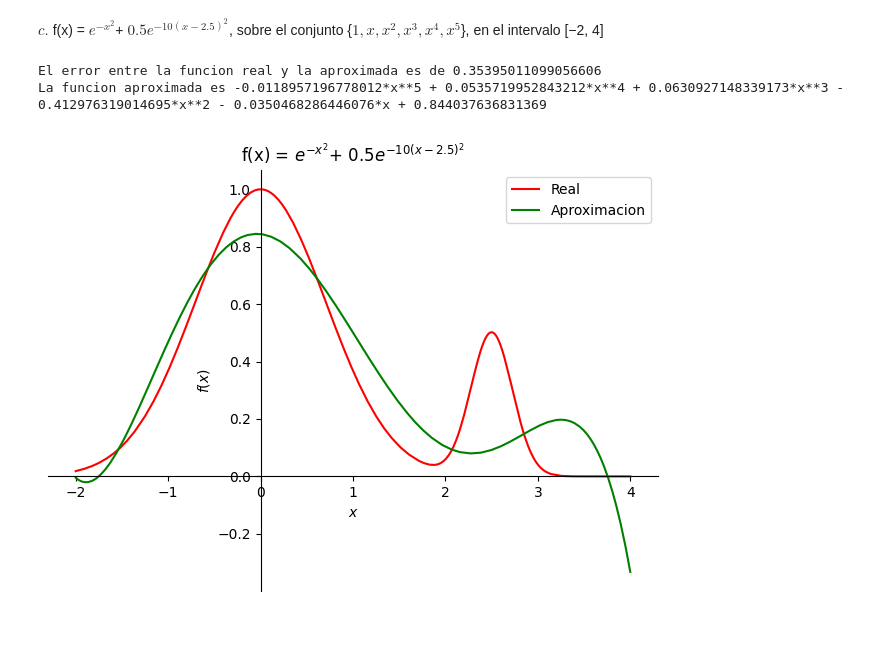
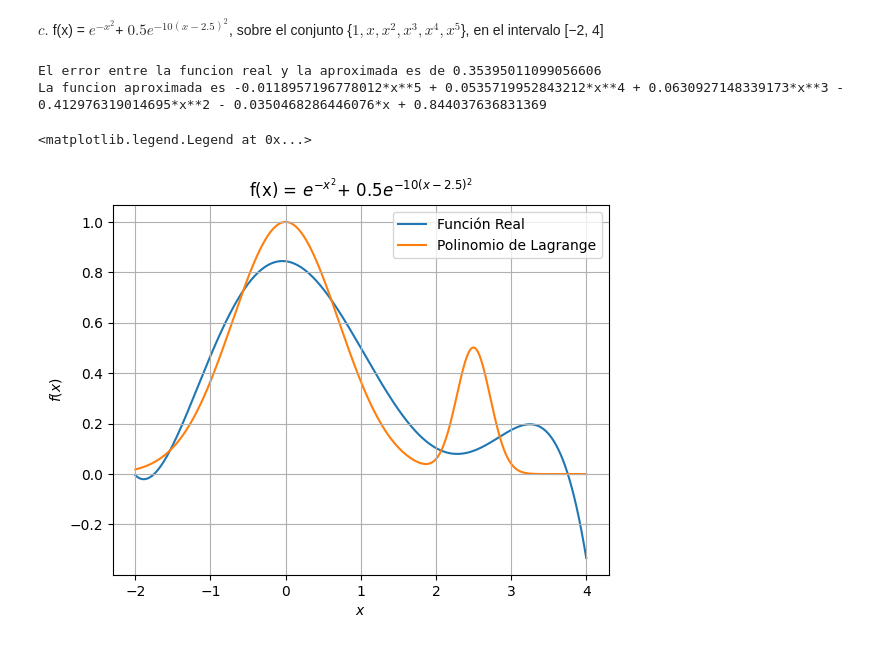
Before and after one commit to JulianSoZa/MiniProjects_NumericMethods, a Jupyter notebook: MiniProject1_GP1/exrcise1.ipynb, the cells around one changed output. Saved outputs shown, nothing was run; the diff lists cells and outputs as text; code cells hidden in the pictures.

```diff
--- a/MiniProject1_GP1/exrcise1.ipynb
+++ b/MiniProject1_GP1/exrcise1.ipynb
@@ -131,24 +139,32 @@ print(g)
 # %% [markdown]
 $c.$ f(x) = $e^{−x^{2}}$+ $0.5 e^{−10(x−2.5)^{2}}$, sobre el conjunto {$1, x, x^{2}, x^{3}, x^{4}, x^{5}$}, en el intervalo [−2, 4]
 # %%
-x = sym.Symbol('x')                                                 # Variable independiente de forma simbolica
-f = sym.exp(-x**2) + 0.5 * sym.exp(-10*(x-2.5)**2)                  # Funcion a aproximar
-ui = [1, x, x**2, x**3, x**4, x**5]                                 # Funciones base de aproximacion
-lim = [-2, 4]                                                       # Rango en el que se hace la integracion
+x = sym.Symbol('x')                                                                 # Variable independiente de forma simbolica
+f = sym.exp(-x**2) + 0.5 * sym.exp(-10*(x-2.5)**2)                                  # Funcion a aproximar
+ui = [1, x, x**2, x**3, x**4, x**5]                                                 # Funciones base de aproximacion
+lim = [-2, 4]                                                                       # Rango en el que se hace la integracion
 
-A, b, f_aprox, alp = aproximacion_num(f, ui, lim)
+A, b, fg, alp = aproximacion_num(f, ui, lim)
 
-m = f_aprox                                                         # Funcion aproximada
-print(f"La funcion aproximada es {m}")
+fg                                                                                  # Funcion aproximada
+print(f"La funcion aproximada es {fg}")
 
 # GRAFICO DE LAS FUNCIONES
-grafico = plot(f,m, (x, lim[0], lim[1]),title=r"f(x) = $e^{−x^{2}}$+ $0.5 e^{−10(x−2.5)^{2}}$", show=False, legend= True)
-grafico[0].line_color= 'r'
-grafico[0].label = "Real"
-grafico[1].line_color= 'g'
-grafico[1].label = "Aproximacion"
-grafico.show()
+xp = np.linspace(-2, 4,1000)
+fp = sym.lambdify(x,fg)(xp)
+fr = sym.lambdify(x, f)(xp)
+
+fig, ax1 = plt.subplots()
+
+ax1.plot(xp,fp, zorder=0, label="Función Real")
+ax1.plot(xp,fr, zorder=1, label="Polinomio de Lagrange")
+ax1.set_title(r"f(x) = $e^{−x^{2}}$+ $0.5 e^{−10(x−2.5)^{2}}$")
+ax1.grid()
+ax1.set_xlabel("$x$")
+ax1.set_ylabel("$f(x)$")
+ax1.legend()
 # %% [output]
 El error entre la funcion real y la aproximada es de 0.35395011099056606
 La funcion aproximada es -0.0118957196778012*x**5 + 0.0535719952843212*x**4 + 0.0630927148339173*x**3 - 0.412976319014695*x**2 - 0.0350468286446076*x + 0.844037636831369
+<matplotlib.legend.Legend at 0x...>
-[figure, old version]
+[figure, new version]
```
Also changed, not shown: parts of 6 cells of this notebook.
